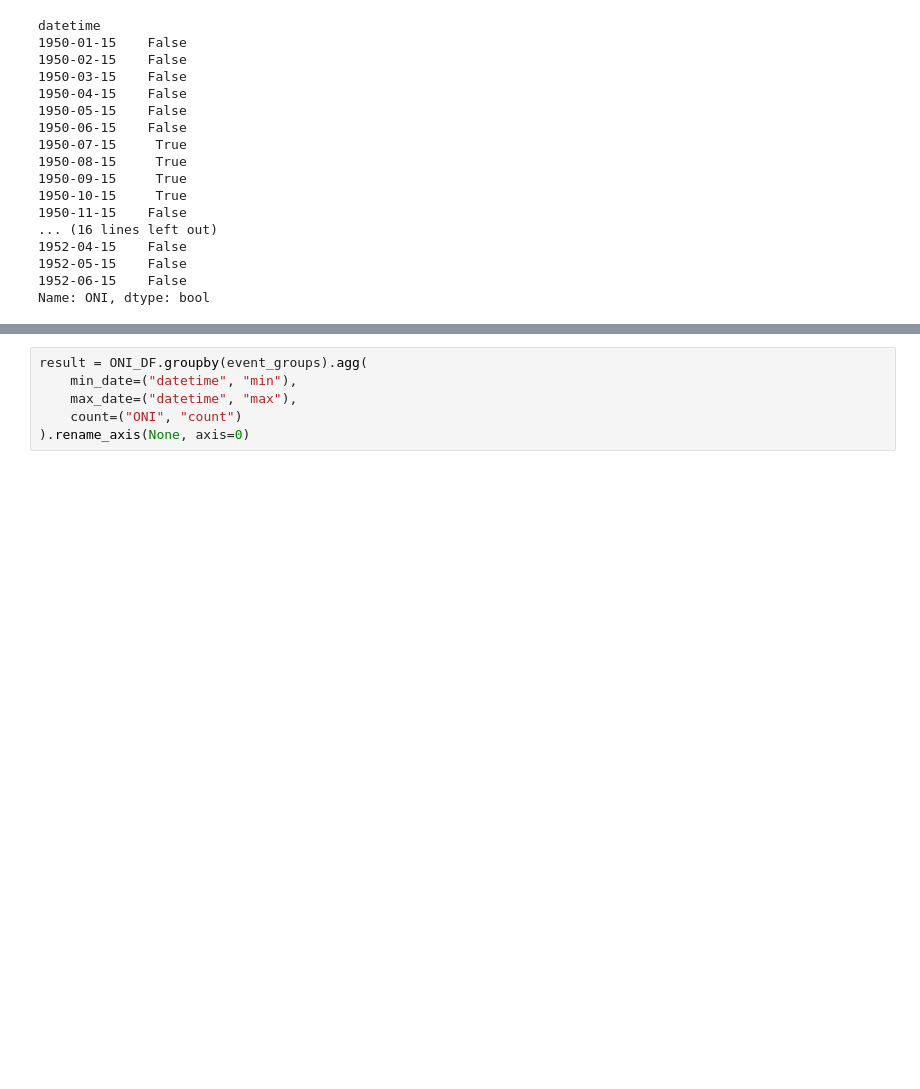
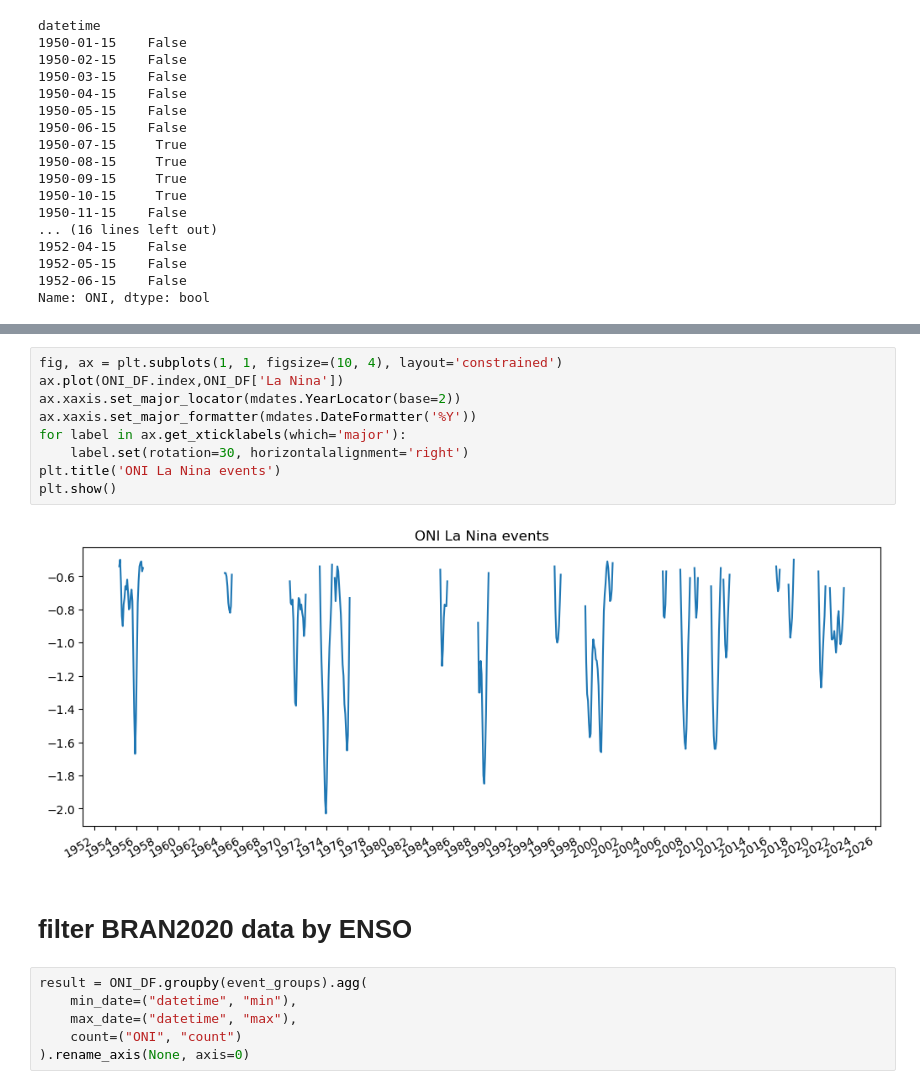
Before and after one commit to Thomas-Moore-Creative/BRAN-climatology-generator-demo, a Jupyter notebook: notebooks/demo_sandbox.ipynb, the cells around one changed output, grey strips where cells are left out. Drawn from its saved outputs; the diff is of its cells as text; blank space fills up the shorter version.

```diff
--- a/notebooks/demo_sandbox.ipynb
+++ b/notebooks/demo_sandbox.ipynb
@@ -436,3 +425,16 @@ plt.show()
+# %%
+fig, ax = plt.subplots(1, 1, figsize=(10, 4), layout='constrained')
+ax.plot(ONI_DF.index,ONI_DF['La Nina'])
+ax.xaxis.set_major_locator(mdates.YearLocator(base=2))
+ax.xaxis.set_major_formatter(mdates.DateFormatter('%Y'))
+for label in ax.get_xticklabels(which='major'):
+    label.set(rotation=30, horizontalalignment='right')
+plt.title('ONI La Nina events')
+plt.show()
+# %% [output]
+[figure, added]
+# %% [markdown]
+# filter BRAN2020 data by ENSO
 # %%
 result = ONI_DF.groupby(event_groups).agg(
     min_date=("datetime", "min"),
```
Also changed, not shown: parts of 5 cells of this notebook.
